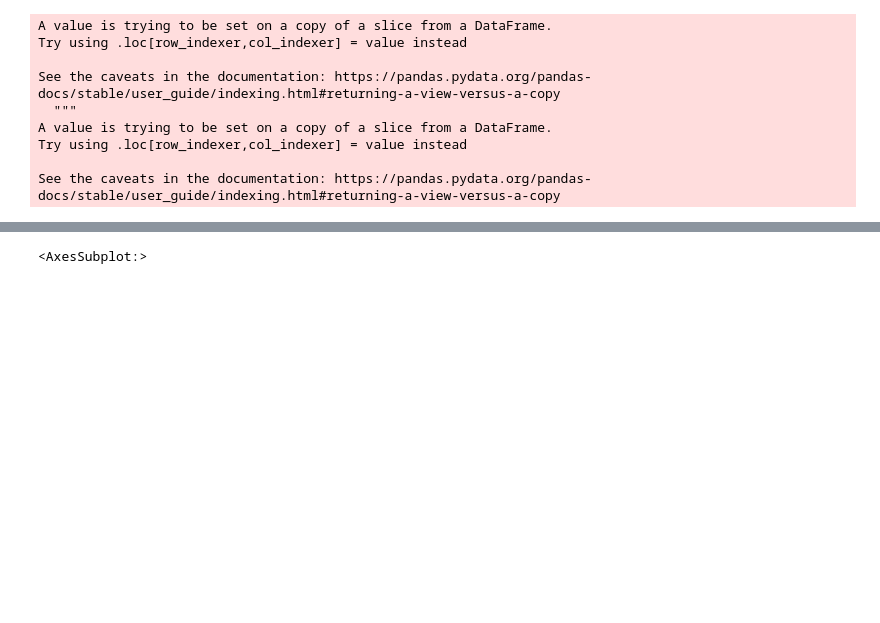
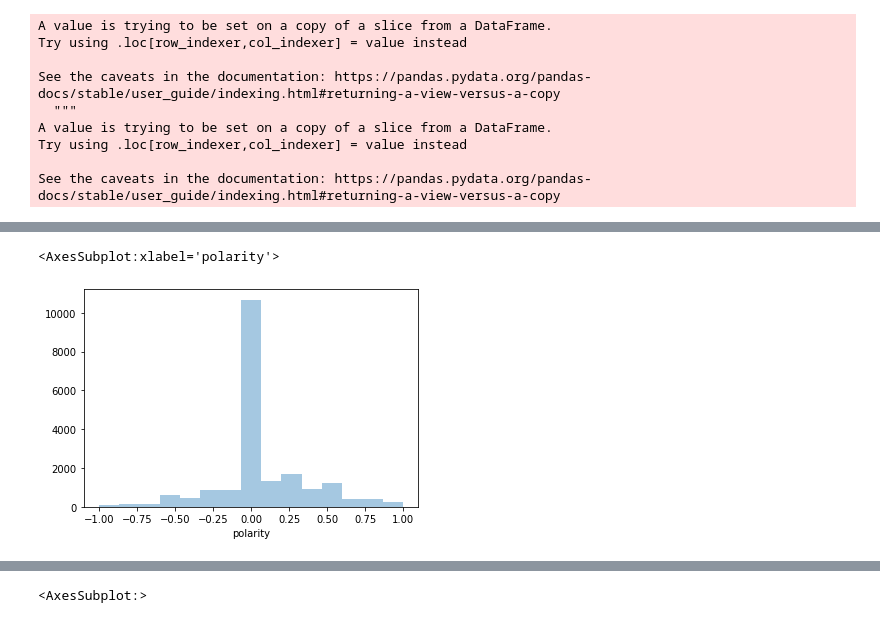
Before and after one commit to Almadam1/Tweet-Classification, a Jupyter notebook: depression-classification.ipynb, the cells around one changed output, grey strips where cells are left out. Cells and saved outputs as stored; diff of their text form; code cells hidden in the pictures; blank space fills up the shorter version.

```diff
--- a/depression-classification.ipynb
+++ b/depression-classification.ipynb
@@ -250,0 +237,6 @@ df4.head(10)
+# %%
+#Visualize distribution of polarity
+sns.distplot(df4['polarity'], bins=15, kde=False)
+# %% [output]
+<AxesSubplot:xlabel='polarity'>
+[figure, added]
```
Also changed, not shown: parts of 6 cells of this notebook.
